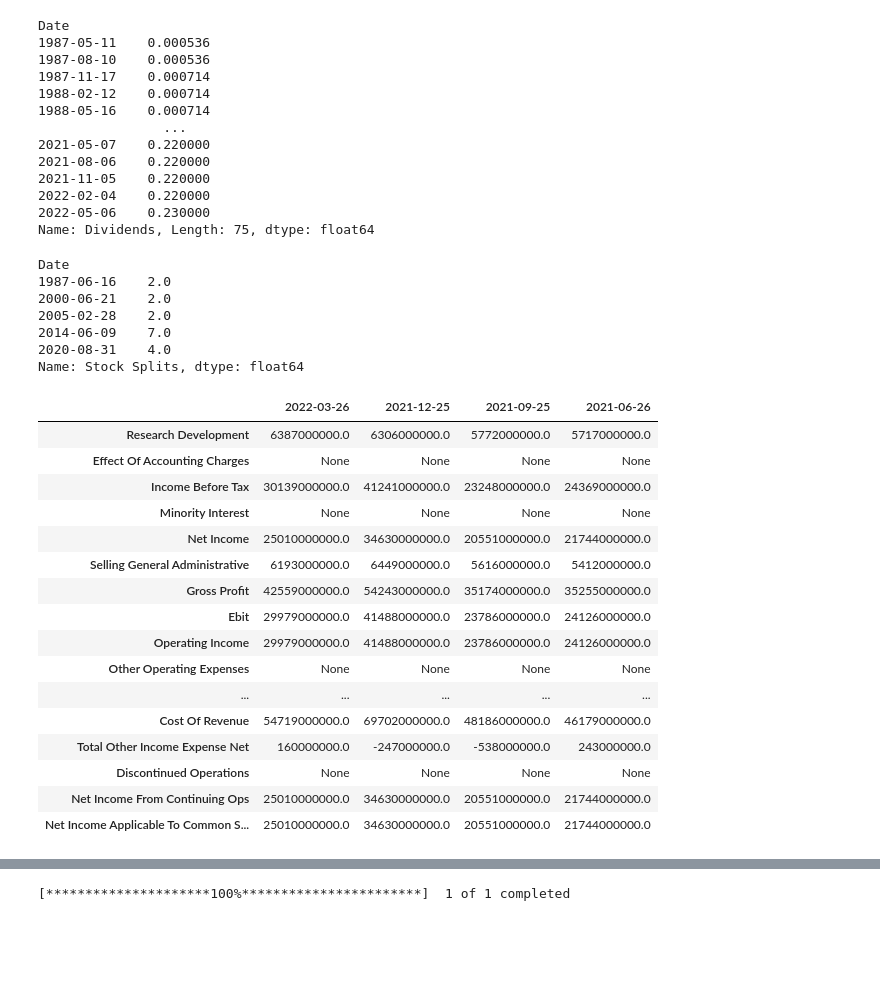
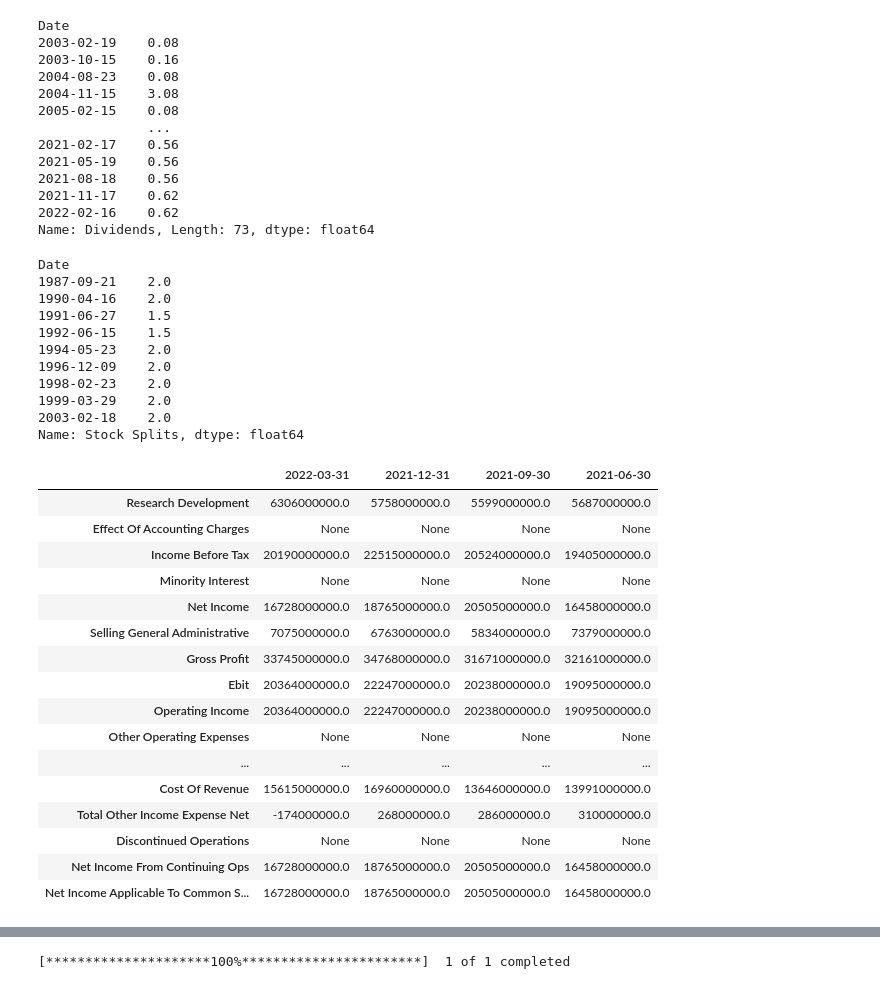
Before and after one commit to pnimma01/ProfitsRus, a Jupyter notebook: DataPull_From_yFinance.ipynb, the cells around one changed output, grey strips where cells are left out. Saved outputs shown, nothing was run; the diff lists cells and outputs as text; code cells hidden in the pictures; blank space fills up the shorter version.

```diff
--- a/DataPull_From_yFinance.ipynb
+++ b/DataPull_From_yFinance.ipynb
@@ -3,4 +30,4 @@ import yfinance as yf
 # %%
-aapl = yf.Ticker("AAPL")
+msft = yf.Ticker("MSFT")
 # %%
 # get stock info --- data as dictionary
@@ -66,52 +93,56 @@ aapl.actions
 # %%
 # show dividends
-aapl.dividends
+msft.dividends
 # %% [output]
 Date
-1987-05-11    0.000536
-1987-08-10    0.000536
-1987-11-17    0.000714
-1988-02-12    0.000714
-1988-05-16    0.000714
-                ...
-2021-05-07    0.220000
-2021-08-06    0.220000
-2021-11-05    0.220000
-2022-02-04    0.220000
-2022-05-06    0.230000
-Name: Dividends, Length: 75, dtype: float64
+2003-02-19    0.08
+2003-10-15    0.16
+2004-08-23    0.08
+2004-11-15    3.08
+2005-02-15    0.08
+              ...
+2021-02-17    0.56
+2021-05-19    0.56
+2021-08-18    0.56
+2021-11-17    0.62
+2022-02-16    0.62
+Name: Dividends, Length: 73, dtype: float64
 # %%
 # show splits
-aapl.splits
+msft.splits
 # %% [output]
 Date
-1987-06-16    2.0
-2000-06-21    2.0
-2005-02-28    2.0
-2014-06-09    7.0
-2020-08-31    4.0
+1987-09-21    2.0
+1990-04-16    2.0
+1991-06-27    1.5
+1992-06-15    1.5
+1994-05-23    2.0
+1996-12-09    2.0
+1998-02-23    2.0
+1999-03-29    2.0
+2003-02-18    2.0
 Name: Stock Splits, dtype: float64
 # %%
 # show financials
-aapl.financials
-aapl.quarterly_financials
+msft.financials
+msft.quarterly_financials
 # %% [output]
-|  | 2022-03-26 | 2021-12-25 | 2021-09-25 | 2021-06-26 |
-| Research Development | 6387000000.0 | 6306000000.0 | 5772000000.0 | 5717000000.0 |
+|  | 2022-03-31 | 2021-12-31 | 2021-09-30 | 2021-06-30 |
+| Research Development | 6306000000.0 | 5758000000.0 | 5599000000.0 | 5687000000.0 |
 | Effect Of Accounting Charges | None | None | None | None |
-| Income Before Tax | 30139000000.0 | 41241000000.0 | 23248000000.0 | 24369000000.0 |
+| Income Before Tax | 20190000000.0 | 22515000000.0 | 20524000000.0 | 19405000000.0 |
 | Minority Interest | None | None | None | None |
-| Net Income | 25010000000.0 | 34630000000.0 | 20551000000.0 | 21744000000.0 |
-| Selling General Administrative | 6193000000.0 | 6449000000.0 | 5616000000.0 | 5412000000.0 |
-| Gross Profit | 42559000000.0 | 54243000000.0 | 35174000000.0 | 35255000000.0 |
-| Ebit | 29979000000.0 | 41488000000.0 | 23786000000.0 | 24126000000.0 |
-| Operating Income | 29979000000.0 | 41488000000.0 | 23786000000.0 | 24126000000.0 |
+| Net Income | 16728000000.0 | 18765000000.0 | 20505000000.0 | 16458000000.0 |
+| Selling General Administrative | 7075000000.0 | 6763000000.0 | 5834000000.0 | 7379000000.0 |
+| Gross Profit | 33745000000.0 | 34768000000.0 | 31671000000.0 | 32161000000.0 |
+| Ebit | 20364000000.0 | 22247000000.0 | 20238000000.0 | 19095000000.0 |
+| Operating Income | 20364000000.0 | 22247000000.0 | 20238000000.0 | 19095000000.0 |
 | Other Operating Expenses | None | None | None | None |
 | ... | ... | ... | ... | ... |
-| Cost Of Revenue | 54719000000.0 | 69702000000.0 | 48186000000.0 | 46179000000.0 |
-| Total Other Income Expense Net | 160000000.0 | -247000000.0 | -538000000.0 | 243000000.0 |
+| Cost Of Revenue | 15615000000.0 | 16960000000.0 | 13646000000.0 | 13991000000.0 |
+| Total Other Income Expense Net | -174000000.0 | 268000000.0 | 286000000.0 | 310000000.0 |
 | Discontinued Operations | None | None | None | None |
-| Net Income From Continuing Ops | 25010000000.0 | 34630000000.0 | 20551000000.0 | 21744000000.0 |
-| Net Income Applicable To Common S... | 25010000000.0 | 34630000000.0 | 20551000000.0 | 21744000000.0 |
+| Net Income From Continuing Ops | 16728000000.0 | 18765000000.0 | 20505000000.0 | 16458000000.0 |
+| Net Income Applicable To Common S... | 16728000000.0 | 18765000000.0 | 20505000000.0 | 16458000000.0 |
 # %%
 # show major holders
```
Also changed, not shown: parts of 10 cells of this notebook, 3 other files.
